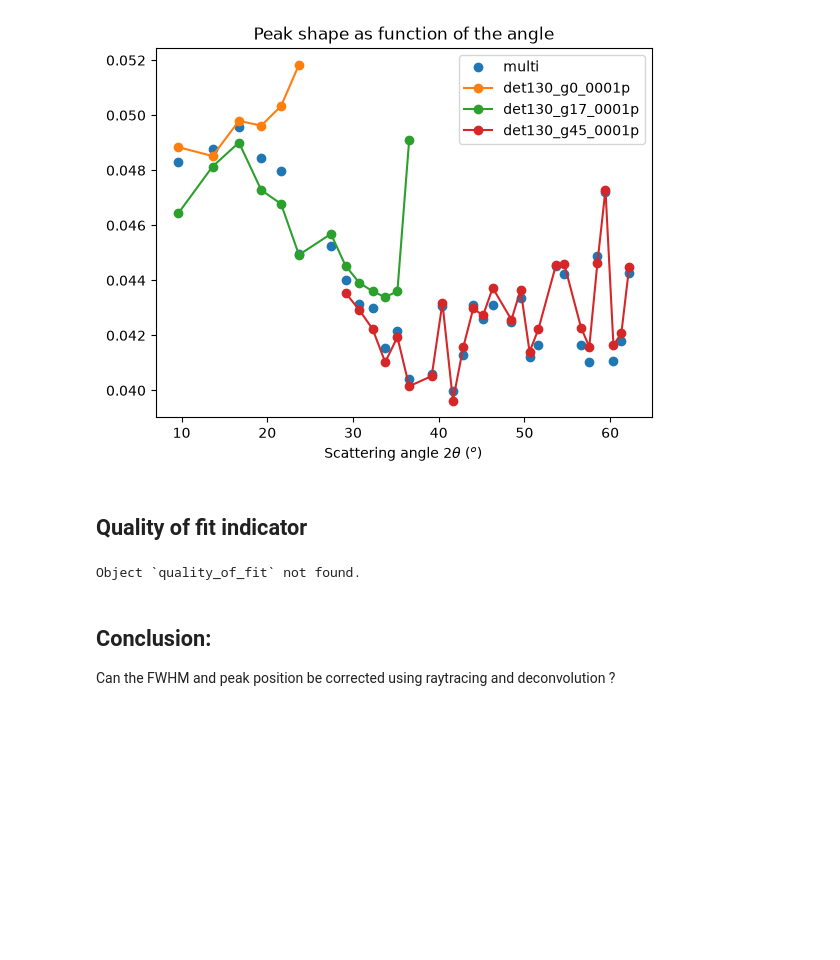
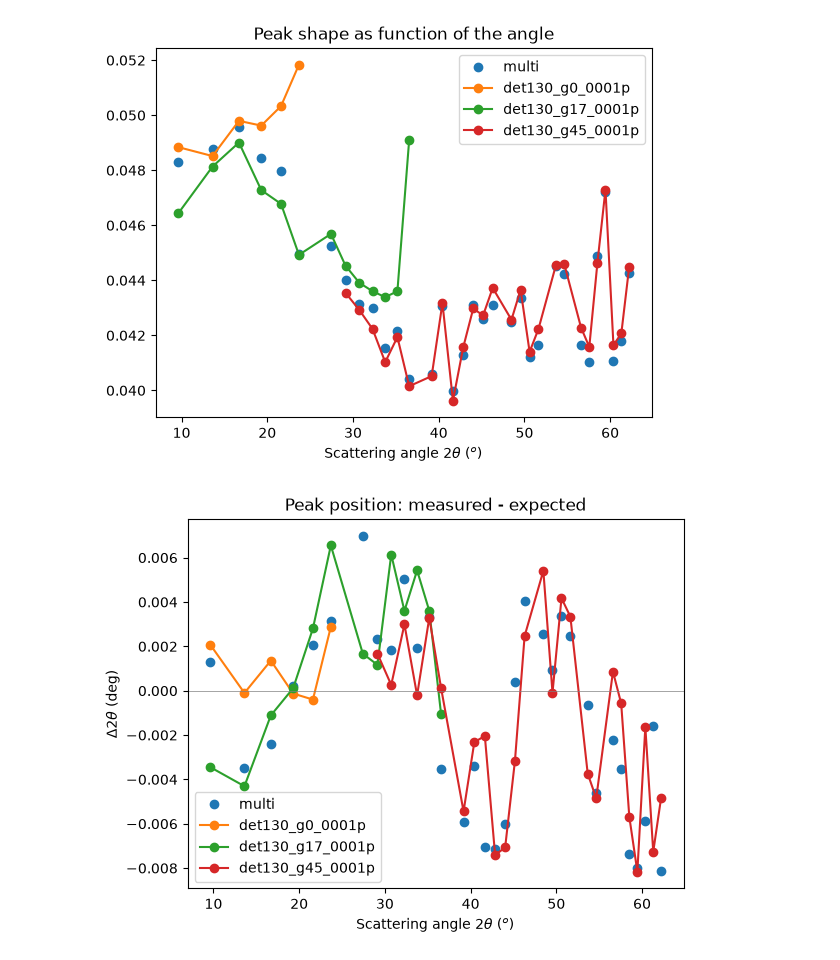
Before and after one commit to silx-kit/pyFAI, a Jupyter notebook: doc/source/usage/tutorial/ThickDetector/goniometer_id28.ipynb, the cells around one changed output. Cells and saved outputs as stored; diff of their text form; code cells hidden in the pictures; blank space fills up the shorter version.

Commit message:
Demonstrate the usage of "quality_of_fit" to assess the geometry

```diff
--- a/doc/source/usage/tutorial/ThickDetector/goniometer_id28.ipynb
+++ b/doc/source/usage/tutorial/ThickDetector/goniometer_id28.ipynb
@@ -343,12 +343,35 @@ ax.legend()
 pass
 # %% [output]
 [figure]
-# %% [markdown]
-## Quality of fit indicator
-# %%
-quality_of_fit?
-# %% [output]
-Object `quality_of_fit` not found.
-# %% [markdown]
-## Conclusion:
-Can the FWHM and peak position be corrected using raytracing and deconvolution ?
+# %%
+#Peak position
+def calc_deviation(integrate_result, calibrant):
+    "calculate, for each peak, the offset between the measured and the expected position"
+    delta = integrate_result.intensity[1:] - integrate_result.intensity[:-1]
+    maxima = 1 + numpy.where(numpy.logical_and(delta[:-1]>0, delta[1:]<0))[0]
+    tth = []
+    offset = []
+    for tth_rad in calibrant.get_2th():
+        tth_deg = tth_rad*integrate_result.unit.scale
+        if (tth_deg<=integrate_result.radial[0]) or (tth_deg>=integrate_result.radial[-1]):
+            continue
+        idx_theo = abs(integrate_result.radial-tth_deg).argmin()
+        idx_max = maxima[abs(maxima-idx_theo).argmin()]
+        tth.append(tth_deg)
+        offset.append(integrate_result.radial[idx_max] - tth_deg)
+    return tth, offset
+
+fig, ax = subplots()
+ax.plot(*calc_deviation(res_mg, calibrant), "o", label="multi")
+for lbl, sg in gonioref2d.single_geometries.items():
+    ai = gonioref2d.get_ai(sg.get_position())
+    img = sg.image * ai.dist * ai.dist / ai.pixel1 / ai.pixel2
+    res = ai.integrate1d(img, 5000, unit="2th_deg", method=("full", "histogram", "cython"))
+    ax.plot(*calc_deviation(res, calibrant=calibrant), "-o", label=lbl)
+ax.axhline(0, color="grey", lw=0.5)
+ax.set_title("Peak position: measured - expected")
+ax.set_xlabel(res_mg.unit.label)
+ax.set_ylabel(r"$\Delta 2\theta$ (deg)")
+ax.legend();
+# %% [output]
+[figure, added]
```
Also changed, not shown: parts of 6 cells of this notebook, 1 other file.
